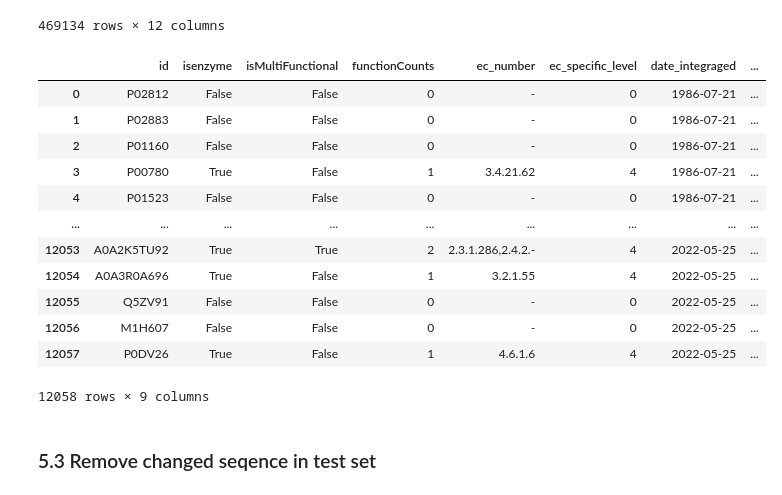
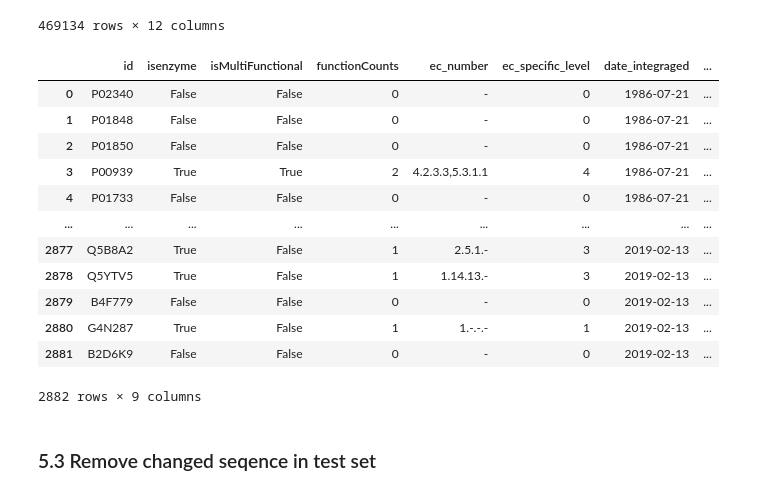
Before and after one commit to kingstdio/ECRECer, a Jupyter notebook: prepare_task_dataset.ipynb, the cells around one changed output. Saved outputs shown, nothing was run; the diff lists cells and outputs as text; code cells hidden in the pictures.

```diff
--- a/prepare_task_dataset.ipynb
+++ b/prepare_task_dataset.ipynb
@@ -119,8 +149,14 @@ exactec.run_exact_task(infile=f'{cfg.DIR_UNIPROT}sprot2022.data.gz', outfile=f'{
 sprot2018 = pd.read_csv(f'{cfg.DIR_UNIPROT}sprot2018.tsv', sep='\t',header=0) #读入文件
 sprot2018 = mtool.convert_DF_dateTime(inputdf = sprot2018)
 
+sprot2019 = pd.read_csv(f'{cfg.DIR_UNIPROT}sprot2019.tsv', sep='\t',header=0) #读入文件
+sprot2019 = mtool.convert_DF_dateTime(inputdf = sprot2019)
+
 sprot2020 = pd.read_csv(f'{cfg.DIR_UNIPROT}sprot2020.tsv', sep='\t',header=0) #读入文件
 sprot2020 = mtool.convert_DF_dateTime(inputdf = sprot2020)
+
+sprot2021 = pd.read_csv(f'{cfg.DIR_UNIPROT}sprot2021.tsv', sep='\t',header=0) #读入文件
+sprot2021 = mtool.convert_DF_dateTime(inputdf = sprot2021)
 
 sprot2022 = pd.read_csv(f'{cfg.DIR_UNIPROT}sprot2022.tsv', sep='\t',header=0) #读入文件
 sprot2022 = mtool.convert_DF_dateTime(inputdf = sprot2022)
@@ -129,9 +165,16 @@ sprot2022 = mtool.convert_DF_dateTime(inputdf = sprot2022)
 #Drop Duplicates
 sprot2018.drop_duplicates(subset=['seq'], keep='first', inplace=True)
 sprot2018.reset_index(drop=True, inplace=True)
+
+sprot2019.drop_duplicates(subset=['seq'], keep='first', inplace=True)
+sprot2019.reset_index(drop=True, inplace=True)
+
 sprot2020.drop_duplicates(subset=['seq'], keep='first', inplace=True)
 sprot2020.reset_index(drop=True, inplace=True)
 
+sprot2021.drop_duplicates(subset=['seq'], keep='first', inplace=True)
+sprot2021.reset_index(drop=True, inplace=True)
+
 sprot2022.drop_duplicates(subset=['seq'], keep='first', inplace=True)
 sprot2022.reset_index(drop=True, inplace=True)
 # %%
@@ -165,12 +222,23 @@ sprot2018['ec_number'] = sprot2018.ec_number.parallel_apply(lambda x: mtool.spec
 sprot2018['functionCounts'] = sprot2018.ec_number.parallel_apply(lambda x: 0 if x=='-'  else len(x.split(',')))
 print('sprot 2018 finished')
 
+#sprot2019
+sprot2019['ec_number'] = sprot2019.ec_number.parallel_apply(lambda x: mtool.format_ec(x))
+sprot2019['ec_number'] = sprot2019.ec_number.parallel_apply(lambda x: mtool.specific_ecs(x))
+sprot2019['functionCounts'] = sprot2019.ec_number.parallel_apply(lambda x: 0 if x=='-'  else len(x.split(',')))
+print('sprot 2019 finished')
+
 #sprot2020
 sprot2020['ec_number'] = sprot2020.ec_number.parallel_apply(lambda x: mtool.format_ec(x))
 sprot2020['ec_number'] = sprot2020.ec_number.parallel_apply(lambda x: mtool.specific_ecs(x))
 sprot2020['functionCounts'] = sprot2020.ec_number.parallel_apply(lambda x: 0 if x=='-'  else len(x.split(',')))
+print('sprot 2020 finished')
 
-print('sprot 2020 finished')
+#sprot2021
+sprot2021['ec_number'] = sprot2021.ec_number.parallel_apply(lambda x: mtool.format_ec(x))
+sprot2021['ec_number'] = sprot2021.ec_number.parallel_apply(lambda x: mtool.specific_ecs(x))
+sprot2021['functionCounts'] = sprot2021.ec_number.parallel_apply(lambda x: 0 if x=='-'  else len(x.split(',')))
+print('sprot 2021 finished')
 
 
 #sprot2022
@@ -208,30 +280,38 @@ sprot2018
 # %%
 train = sprot2018.iloc[:,np.r_[0,2:8,10:12]]
 
+test_2019 = sprot2019.iloc[:,np.r_[0,2:8,10:12]]
 test_2020 = sprot2020.iloc[:,np.r_[0,2:8,10:12]]
+test_2021 = sprot2021.iloc[:,np.r_[0,2:8,10:12]]
 test_2022 = sprot2022.iloc[:,np.r_[0,2:8,10:12]]
+
+test_2019 =test_2019[~test_2019.seq.isin(train.seq)]
+test_2019.reset_index(drop=True, inplace=True)
 
 test_2020 =test_2020[~test_2020.seq.isin(train.seq)]
 test_2020.reset_index(drop=True, inplace=True)
 
+test_2021 =test_2021[~test_2021.seq.isin(train.seq)]
+test_2021.reset_index(drop=True, inplace=True)
+
 test_2022 =test_2022[~test_2022.seq.isin(train.seq)]
 test_2022.reset_index(drop=True, inplace=True)
 # %%
-test_2022
+test_2019
 # %% [output]
 |  | id | isenzyme | isMultiFunctional | functionCounts | ec_number | ec_specific_level | date_integraged | ... |
-| 0 | P02812 | False | False | 0 | - | 0 | 1986-07-21 | ... |
-| 1 | P02883 | False | False | 0 | - | 0 | 1986-07-21 | ... |
-| 2 | P01160 | False | False | 0 | - | 0 | 1986-07-21 | ... |
-| 3 | P00780 | True | False | 1 | 3.4.21.62 | 4 | 1986-07-21 | ... |
-| 4 | P01523 | False | False | 0 | - | 0 | 1986-07-21 | ... |
+| 0 | P02340 | False | False | 0 | - | 0 | 1986-07-21 | ... |
+| 1 | P01848 | False | False | 0 | - | 0 | 1986-07-21 | ... |
+| 2 | P01850 | False | False | 0 | - | 0 | 1986-07-21 | ... |
+| 3 | P00939 | True | True | 2 | 4.2.3.3,5.3.1.1 | 4 | 1986-07-21 | ... |
+| 4 | P01733 | False | False | 0 | - | 0 | 1986-07-21 | ... |
 | ... | ... | ... | ... | ... | ... | ... | ... | ... |
-| 12053 | A0A2K5TU92 | True | True | 2 | 2.3.1.286,2.4.2.- | 4 | 2022-05-25 | ... |
-| 12054 | A0A3R0A696 | True | False | 1 | 3.2.1.55 | 4 | 2022-05-25 | ... |
-| 12055 | Q5ZV91 | False | False | 0 | - | 0 | 2022-05-25 | ... |
-| 12056 | M1H607 | False | False | 0 | - | 0 | 2022-05-25 | ... |
-| 12057 | P0DV26 | True | False | 1 | 4.6.1.6 | 4 | 2022-05-25 | ... |
+| 2877 | Q5B8A2 | True | False | 1 | 2.5.1.- | 3 | 2019-02-13 | ... |
+| 2878 | Q5YTV5 | True | False | 1 | 1.14.13.- | 3 | 2019-02-13 | ... |
+| 2879 | B4F779 | False | False | 0 | - | 0 | 2019-02-13 | ... |
+| 2880 | G4N287 | True | False | 1 | 1.-.-.- | 1 | 2019-02-13 | ... |
+| 2881 | B2D6K9 | False | False | 0 | - | 0 | 2019-02-13 | ... |
-12058 rows × 9 columns
+2882 rows × 9 columns
 # %% [markdown]
 ### 5.3 Remove changed seqence in test set
 # %%
```
Also changed, not shown: parts of 21 cells of this notebook, 7 other files.
